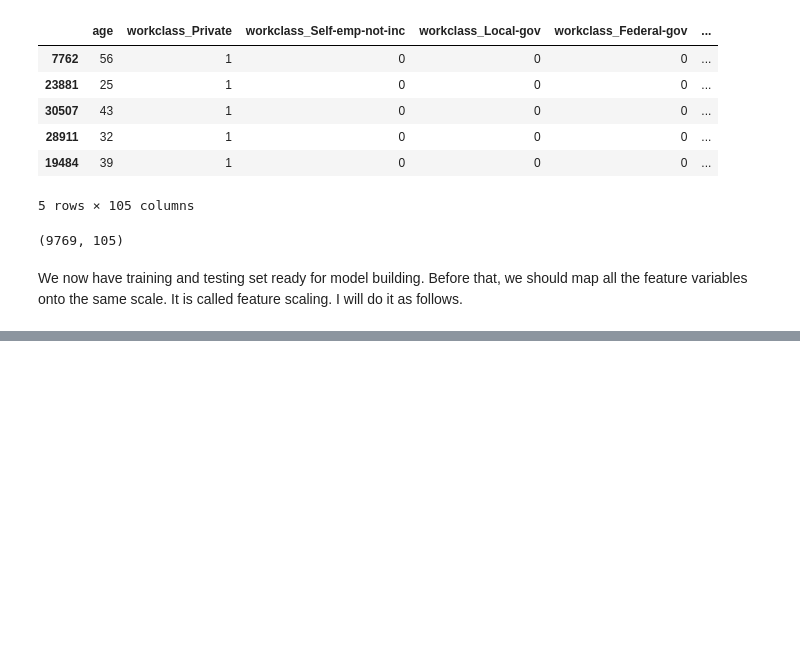
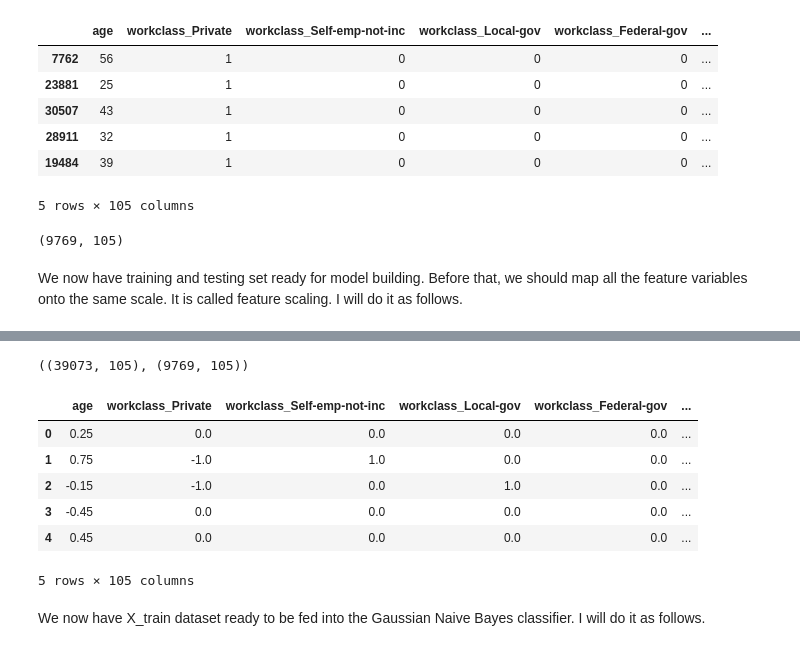
Before and after one commit to lucaskojo02/Adult-Income, a Jupyter notebook: adult_income.ipynb, the cells around one changed output, grey strips where cells are left out. Drawn from its saved outputs; the diff is of its cells as text; code cells hidden in the pictures; blank space fills up the shorter version.

Commit message:
Scaled the data

```diff
--- a/adult_income.ipynb
+++ b/adult_income.ipynb
@@ -603,0 +606,15 @@ We now have training and testing set ready for model building. Before that, we s
+# %%
+cols = X_train.columns
+# %%
+#importing RobustScaler
+from sklearn.preprocessing import RobustScaler
+
+#Creating a RobustScaler object
+scaler = RobustScaler()
+
+#Fitting the scaler on X_train
+X_train = scaler.fit_transform(X_train)
+X_test = scaler.transform(X_test)
+# %%
+#Converting the scaled data back to a DataFrame
+X_train = pd.DataFrame(X_train, columns=cols)
@@ -603,0 +624,18 @@ We now have training and testing set ready for model building. Before that, we s
+# %%
+#Checking the shape of the scaled data
+X_train.shape, X_test.shape
+# %% [output]
+((39073, 105), (9769, 105))
+# %%
+#Checking the first 5 rows of the scaled data
+X_train.head()
+# %% [output]
+|  | age | workclass_Private | workclass_Self-emp-not-inc | workclass_Local-gov | workclass_Federal-gov | ... |
+| 0 | 0.25 | 0.0 | 0.0 | 0.0 | 0.0 | ... |
+| 1 | 0.75 | -1.0 | 1.0 | 0.0 | 0.0 | ... |
+| 2 | -0.15 | -1.0 | 0.0 | 1.0 | 0.0 | ... |
+| 3 | -0.45 | 0.0 | 0.0 | 0.0 | 0.0 | ... |
+| 4 | 0.45 | 0.0 | 0.0 | 0.0 | 0.0 | ... |
+5 rows × 105 columns
+# %% [markdown]
+We now have X_train dataset ready to be fed into the Gaussian Naive Bayes classifier. I will do it as follows.
```
Also changed, not shown: parts of 2 cells of this notebook.
